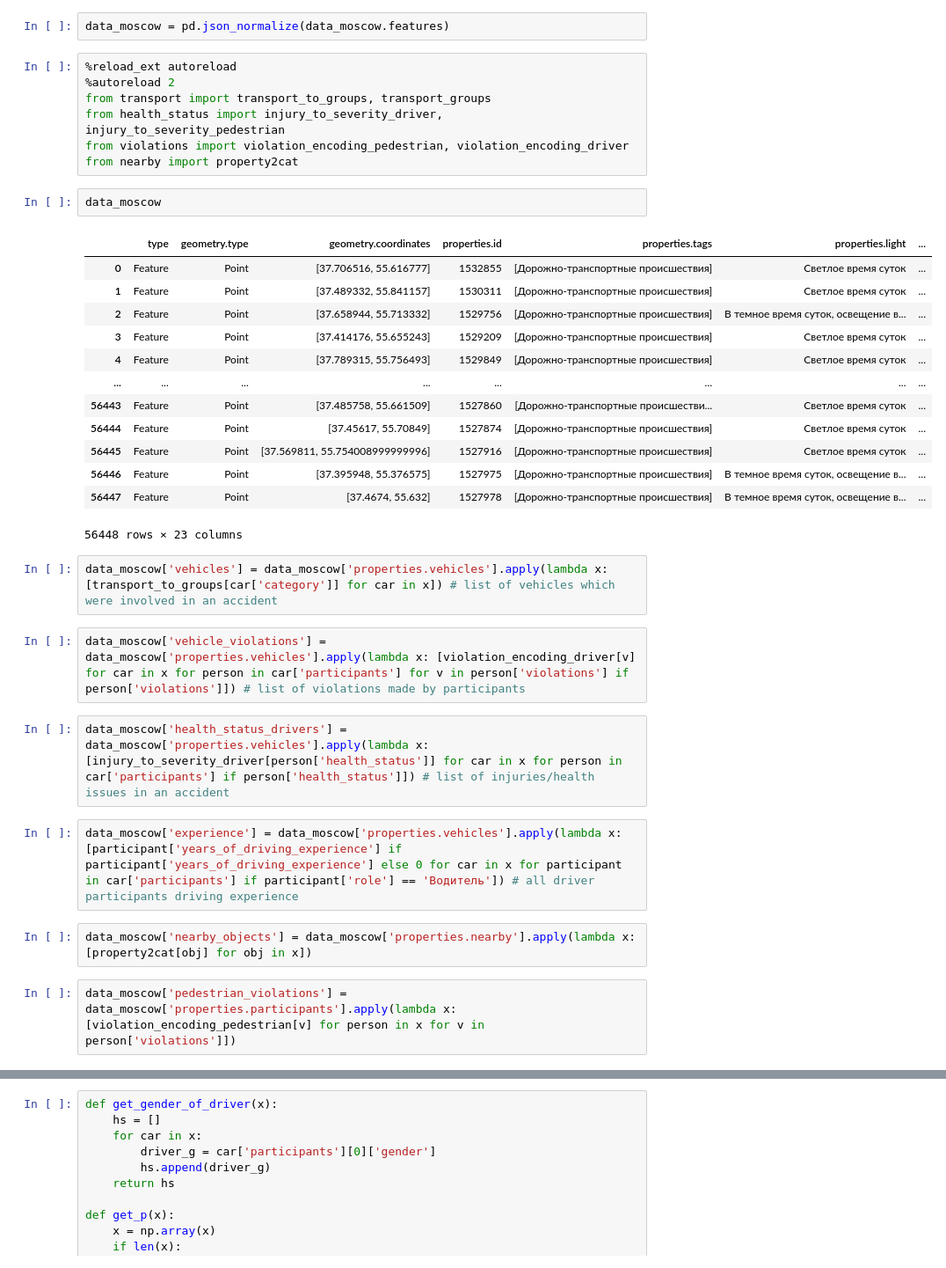
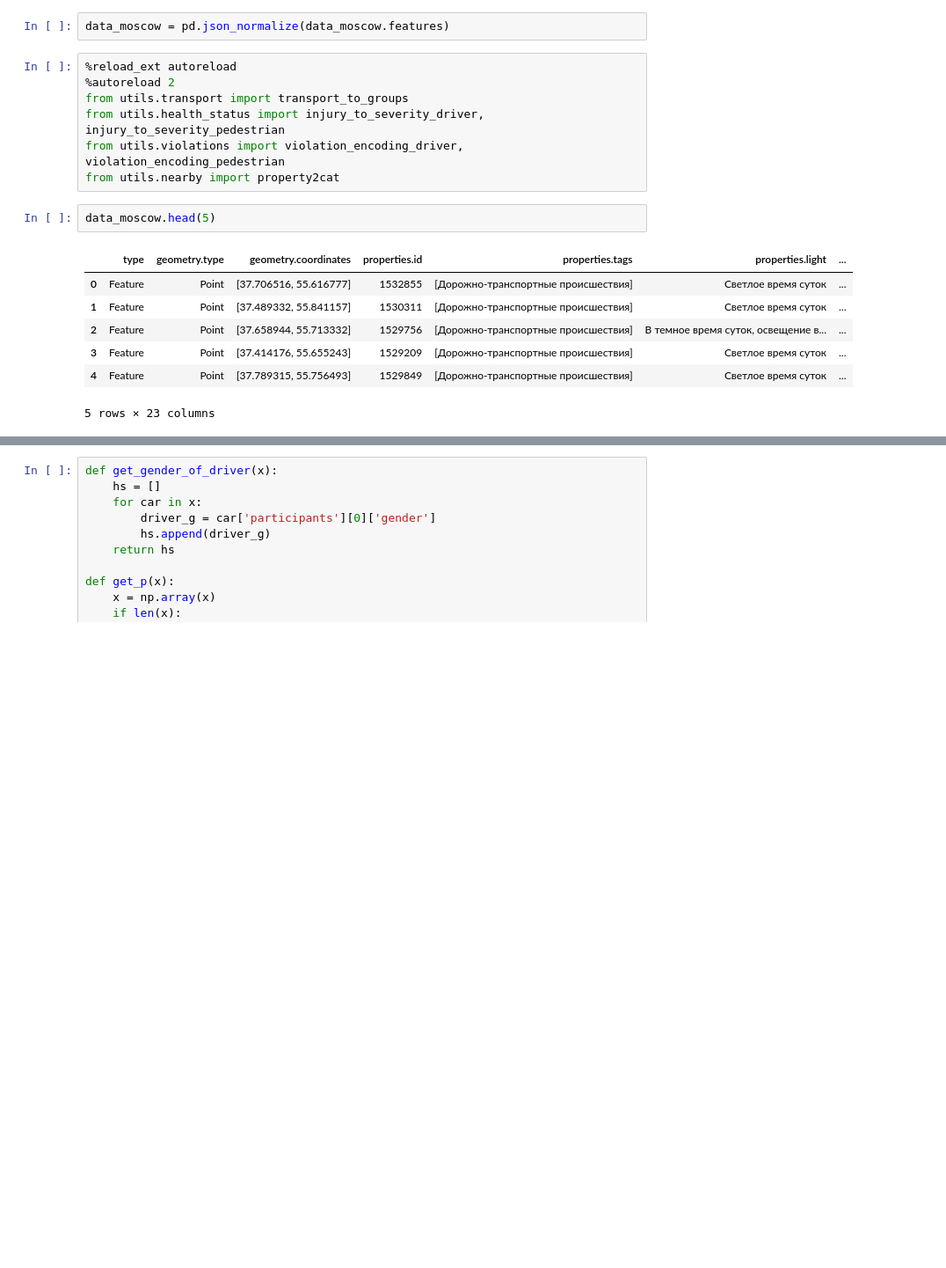
Before and after one commit to isdevnull/cw3, a Jupyter notebook: work.ipynb, the cells around one changed output, grey strips where cells are left out. Shown at 88% size. Cells and saved outputs as stored; diff of their text form; blank space fills up the shorter version.

```diff
--- a/work.ipynb
+++ b/work.ipynb
@@ -14,35 +14,17 @@ data_moscow = pd.json_normalize(data_moscow.features)
 # %%
 %reload_ext autoreload
 %autoreload 2
-from transport import transport_to_groups, transport_groups
-from health_status import injury_to_severity_driver, injury_to_severity_pedestrian
-from violations import violation_encoding_pedestrian, violation_encoding_driver
-from nearby import property2cat
+from utils.transport import transport_to_groups
+from utils.health_status import injury_to_severity_driver, injury_to_severity_pedestrian
+from utils.violations import violation_encoding_driver, violation_encoding_pedestrian
+from utils.nearby import property2cat
 # %%
-data_moscow
+data_moscow.head(5)
 # %% [output]
 |  | type | geometry.type | geometry.coordinates | properties.id | properties.tags | properties.light | ... |
 | 0 | Feature | Point | [37.706516, 55.616777] | 1532855 | [Дорожно-транспортные происшествия] | Светлое время суток | ... |
 | 1 | Feature | Point | [37.489332, 55.841157] | 1530311 | [Дорожно-транспортные происшествия] | Светлое время суток | ... |
 | 2 | Feature | Point | [37.658944, 55.713332] | 1529756 | [Дорожно-транспортные происшествия] | В темное время суток, освещение в... | ... |
 | 3 | Feature | Point | [37.414176, 55.655243] | 1529209 | [Дорожно-транспортные происшествия] | Светлое время суток | ... |
 | 4 | Feature | Point | [37.789315, 55.756493] | 1529849 | [Дорожно-транспортные происшествия] | Светлое время суток | ... |
-| ... | ... | ... | ... | ... | ... | ... | ... |
-| 56443 | Feature | Point | [37.485758, 55.661509] | 1527860 | [Дорожно-транспортные происшестви... | Светлое время суток | ... |
-| 56444 | Feature | Point | [37.45617, 55.70849] | 1527874 | [Дорожно-транспортные происшествия] | Светлое время суток | ... |
-| 56445 | Feature | Point | [37.569811, 55.754008999999996] | 1527916 | [Дорожно-транспортные происшествия] | Светлое время суток | ... |
-| 56446 | Feature | Point | [37.395948, 55.376575] | 1527975 | [Дорожно-транспортные происшествия] | В темное время суток, освещение в... | ... |
-| 56447 | Feature | Point | [37.4674, 55.632] | 1527978 | [Дорожно-транспортные происшествия] | В темное время суток, освещение в... | ... |
-56448 rows × 23 columns
+5 rows × 23 columns
-# %%
-data_moscow['vehicles'] = data_moscow['properties.vehicles'].apply(lambda x: [transport_to_groups[car['category']] for car in x]) # list of vehicles which were involved in an accident
-# %%
-data_moscow['vehicle_violations'] = data_moscow['properties.vehicles'].apply(lambda x: [violation_encoding_driver[v] for car in x for person in car['participants'] for v in person['violations'] if person['violations']]) # list of violations made by participants
-# %%
-data_moscow['health_status_drivers'] = data_moscow['properties.vehicles'].apply(lambda x: [injury_to_severity_driver[person['health_status']] for car in x for person in car['participants'] if person['health_status']]) # list of injuries/health issues in an accident
-# %%
-data_moscow['experience'] = data_moscow['properties.vehicles'].apply(lambda x: [participant['years_of_driving_experience'] if participant['years_of_driving_experience'] else 0 for car in x for participant in car['participants'] if participant['role'] == 'Водитель']) # all driver participants driving experience
-# %%
-data_moscow['nearby_objects'] = data_moscow['properties.nearby'].apply(lambda x: [property2cat[obj] for obj in x])
-# %%
-data_moscow['pedestrian_violations'] = data_moscow['properties.participants'].apply(lambda x: [violation_encoding_pedestrian[v] for person in x for v in person['violations']])
```
Also changed, not shown: parts of 11 cells of this notebook, 11 other files.
